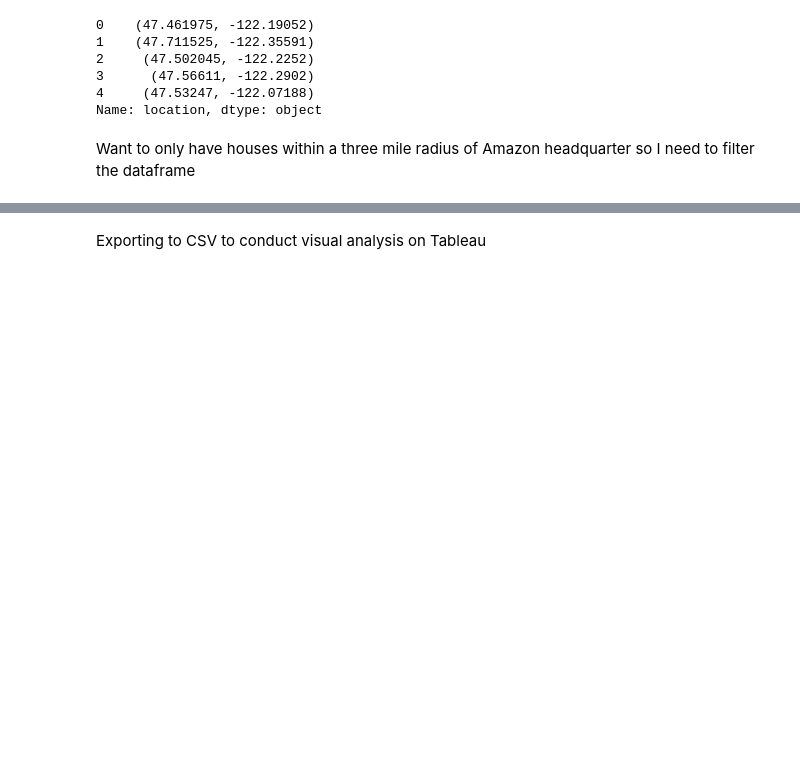
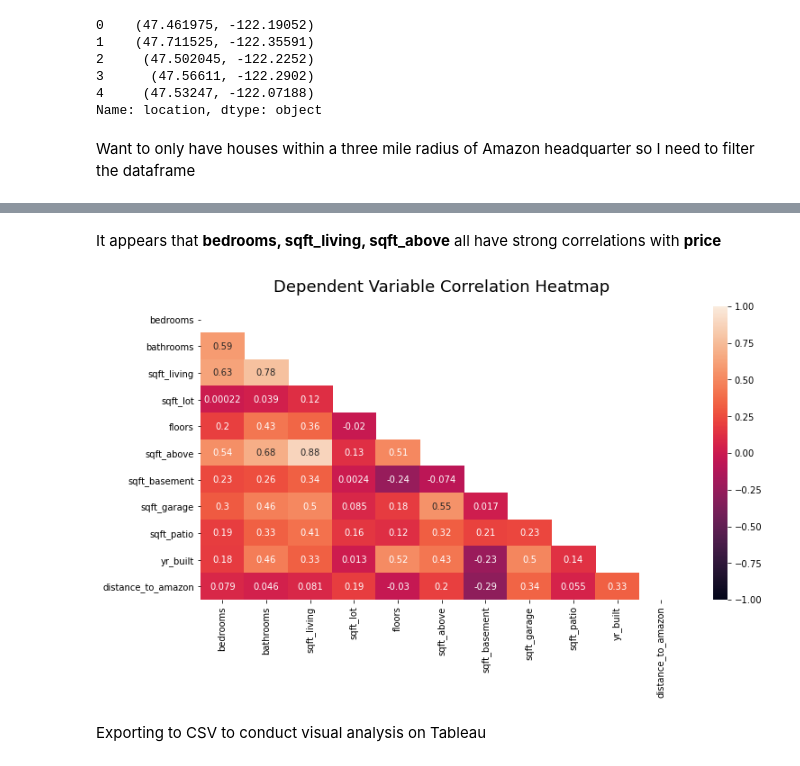
Before and after one commit to ddcots24/King_County_Housing, a Jupyter notebook: Housing_Analysis.ipynb, the cells around one changed output, grey strips where cells are left out. Drawn from its saved outputs; the diff is of its cells as text; code cells hidden in the pictures; blank space fills up the shorter version.

```diff
--- a/Housing_Analysis.ipynb
+++ b/Housing_Analysis.ipynb
@@ -207,3 +211,16 @@ sns.pairplot(amazon_df[numerical_list], corner = True);
+# %% [markdown]
+It appears that **bedrooms, sqft_living, sqft_above** all have strong correlations with **price**
+# %%
+# taking a look at the
+plt.figure(figsize = (12,6))
+dependent_var = ['bedrooms', 'bathrooms', 'sqft_living', 'sqft_lot',
+                  'floors', 'sqft_above', 'sqft_basement', 'sqft_garage',
+                  'sqft_patio', 'yr_built', 'distance_to_amazon']
+mask = np.triu(np.ones_like(abs(real_df[dependent_var].corr()), dtype=bool))
+heatmap = sns.heatmap(real_df[dependent_var].corr(), mask = mask, annot = True, vmax = 1.0 ,vmin =  -1.0)
+heatmap.set_title('Dependent Variable Correlation Heatmap', fontdict={'fontsize':18}, pad=16);
+# %% [output]
+[figure, added]
 # %% [markdown]
 Exporting to CSV to conduct visual analysis on Tableau
 # %%
```
Also changed, not shown: parts of 3 cells of this notebook.
